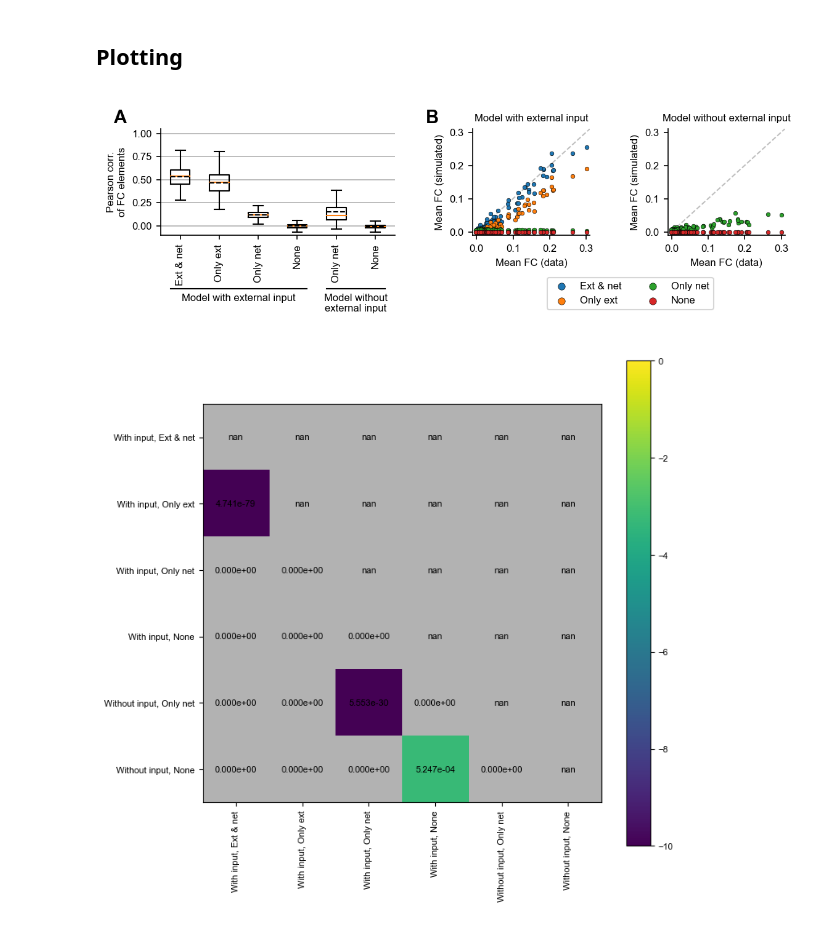
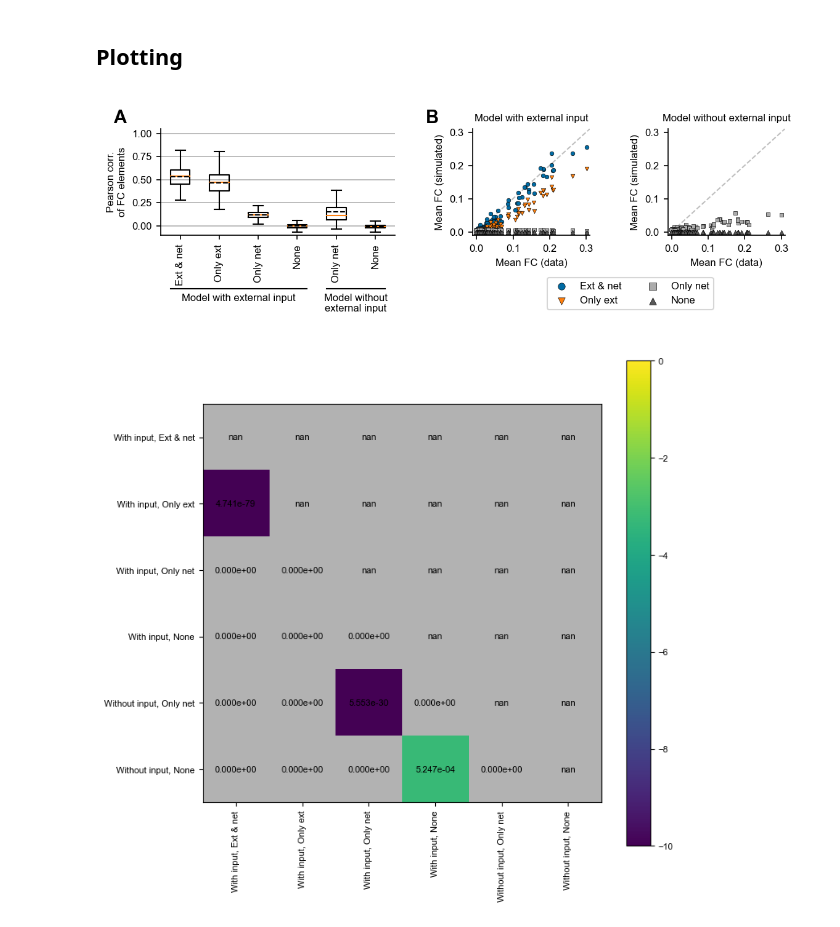
Before and after one commit to ins-amu/SipEtAl_RegionalDifferencesInRsFMRI, a Jupyter notebook: study/notebooks/Fig_HCP-network.ipynb, the cells around one changed output. Cells and saved outputs as stored; diff of their text form; code cells hidden in the pictures.

Commit message:
Colors in figures

```diff
--- a/study/notebooks/Fig_HCP-network.ipynb
+++ b/study/notebooks/Fig_HCP-network.ipynb
@@ -158,6 +150,9 @@ plt.rc('ytick', labelsize=SMALL_SIZE)    # fontsize of the tick labels
 plt.rc('legend', fontsize=SMALL_SIZE)    # legend fontsize
 plt.rc('figure', titlesize=BIGGER_SIZE)  # fontsize of the figure title
 # %%
+colors = ['#006BA4', '#FF800E', '#ABABAB', '#595959']
+
+
 plt.figure(figsize=(7.5,2.4), dpi=150)
 
 gs = GridSpec(nrows=1, ncols=3, width_ratios=[2, 1, 1], wspace=0.5,
@@ -188,10 +183,10 @@ axes.append(ax)
 # -----------------------------------------------
 ax = plt.subplot(gs[1])
 plt.title("Model with external input")
-plt.scatter(dfg.mean_0, dfg.mean_1A, s=10, ec='k', lw=0.3, label="Ext & net")
-plt.scatter(dfg.mean_0, dfg.mean_2A, s=10, ec='k', lw=0.3, label="Only ext")
-plt.scatter(dfg.mean_0, dfg.mean_3A, s=10, ec='k', lw=0.3, label="Only net")
-plt.scatter(dfg.mean_0, dfg.mean_4A, s=10, ec='k', lw=0.3, label="None")
+plt.scatter(dfg.mean_0, dfg.mean_1A, s=10, ec='k', marker='o', lw=0.3, color=colors[0], label="Ext & net")
+plt.scatter(dfg.mean_0, dfg.mean_2A, s=10, ec='k', marker='v', lw=0.3, color=colors[1], label="Only ext")
+plt.scatter(dfg.mean_0, dfg.mean_3A, s=10, ec='k', marker='s', lw=0.3, color=colors[2], label="Only net")
+plt.scatter(dfg.mean_0, dfg.mean_4A, s=10, ec='k', marker='^', lw=0.3, color=colors[3], label="None")
 
 plt.xlim(-0.01, 0.31)
 plt.ylim(-0.01, 0.31)
@@ -200,36 +195,36 @@ plt.xticks([0., 0.1, 0.2, 0.3])
 plt.yticks([0., 0.1, 0.2, 0.3])
 plt.xlabel("Mean FC (data)")
 plt.ylabel("Mean FC (simulated)")
 pu.bottomleft_spines(ax)
 axes.append(ax)
 
 leg = plt.legend(bbox_to_anchor=(2.1, -0.35), ncol=2)
 for handle in leg.legendHandles:
     handle._sizes = [30]
 
 # -----------------------------------------------
 ax = plt.subplot(gs[2])
 plt.title("Model without external input")
-plt.scatter(dfg.mean_0, dfg.mean_3B, s=10, ec='k', lw=0.3, label="Only net", color='tab:green')
-plt.scatter(dfg.mean_0, dfg.mean_4B, s=10, ec='k', lw=0.3, label="None",     color='tab:red')
+plt.scatter(dfg.mean_0, dfg.mean_3B, s=10, ec='k', marker='s', lw=0.3, color=colors[2], label="Only net")
+plt.scatter(dfg.mean_0, dfg.mean_4B, s=10, ec='k', marker='^', lw=0.3, color=colors[3], label="None")
 
 # plt.legend(loc='upper left')
 plt.xlim(-0.01, 0.31)
 plt.ylim(-0.01, 0.31)
 plt.plot([0., 0.31], [0., 0.31], ls='--', lw=1, color='0.75', zorder=-5)
 plt.xticks([0., 0.1, 0.2, 0.3])
 plt.yticks([0., 0.1, 0.2, 0.3])
 plt.xlabel("Mean FC (data)")
 plt.ylabel("Mean FC (simulated)")
 
 pu.bottomleft_spines(ax)
 
 
 bg = pu.Background(visible=False)
 pu.add_panel_labels(axes=axes, fontsize=14, xs=[-0.2, -0.4], ys=1.02)
 plt.savefig("img/Fig_HCP-network.pdf")
 # %% [output]
-[figure, old version]
+[figure, new version]
 # %%
 n = len(x)
 pvals = np.full((n,n), np.nan)
```
Also changed, not shown: parts of 2 cells of this notebook, 1 other file.
